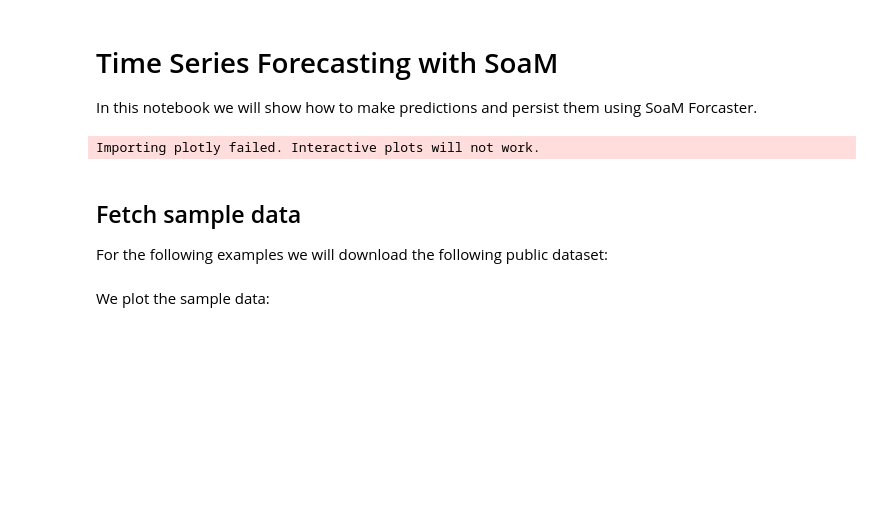
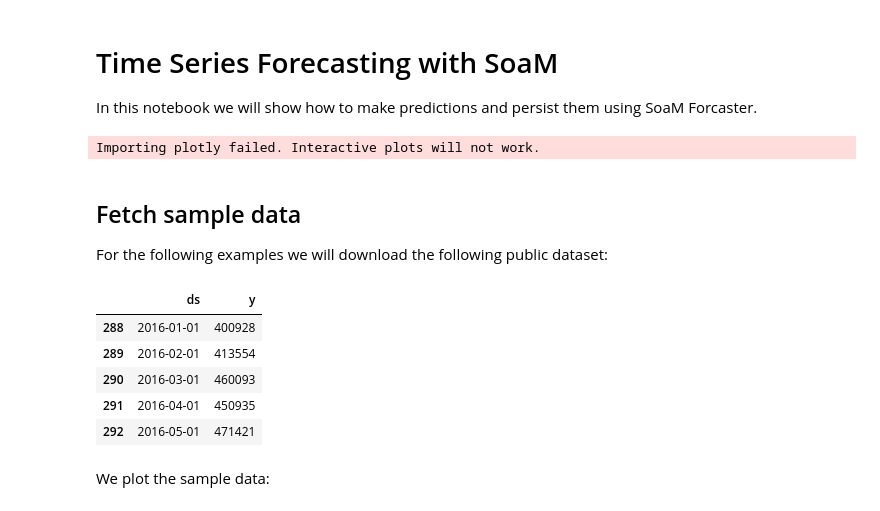
Before and after one commit to MuttData/soam, a Jupyter notebook: notebook/examples/forecaster.ipynb, the cells around one changed output. Cells and saved outputs as stored; diff of their text form; code cells hidden in the pictures; blank space fills up the shorter version.

Commit message:
RFC: Dataframe param

```diff
--- a/notebook/examples/forecaster.ipynb
+++ b/notebook/examples/forecaster.ipynb
@@ -24,9 +24,16 @@ Importing plotly failed. Interactive plots will not work.
 
 For the following examples we will download the following public dataset:
 # %%
-url = "https://raw.githubusercontent.com/facebook/prophet/master/examples/example_wp_log_peyton_manning.csv"
+url = "https://raw.githubusercontent.com/facebook/prophet/master/examples/example_retail_sales.csv"
 df = pd.read_csv(url)
 df.tail()
+# %% [output]
+|  | ds | y |
+| 288 | 2016-01-01 | 400928 |
+| 289 | 2016-02-01 | 413554 |
+| 290 | 2016-03-01 | 460093 |
+| 291 | 2016-04-01 | 450935 |
+| 292 | 2016-05-01 | 471421 |
 # %% [markdown]
 We plot the sample data:
 # %%
```
Also changed, not shown: parts of 5 cells of this notebook, 2 other files.
